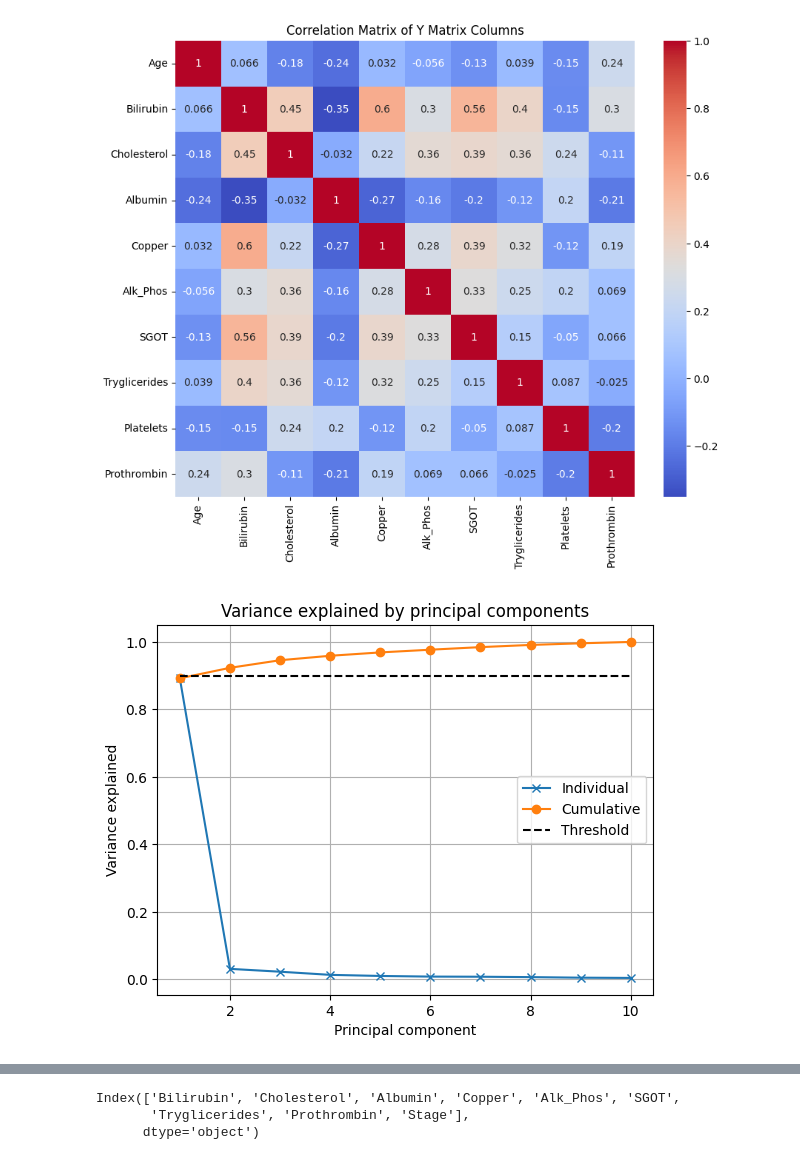
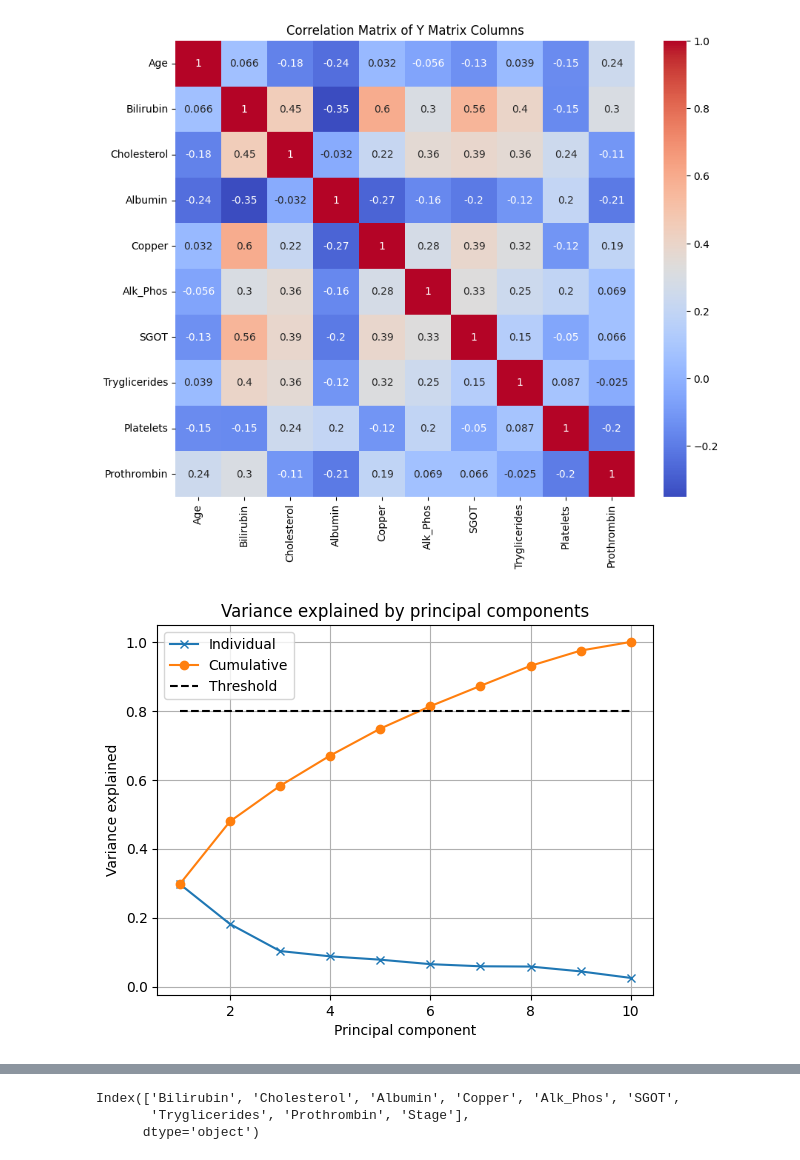
Before and after one commit to OBaldris/IntroML-Project, a Jupyter notebook: PCA.ipynb, the cells around one changed output, grey strips where cells are left out. Drawn from its saved outputs; the diff is of its cells as text; code cells hidden in the pictures.

Commit message:
Scaler change

```diff
--- a/PCA.ipynb
+++ b/PCA.ipynb
@@ -282,6 +282,9 @@ plt.show()
 # %% [output]
 [figure]
 # %%
+#import StandardScaler
+from sklearn.preprocessing import StandardScaler
+
 convert = ['Copper', 'Alk_Phos', 'SGOT', 'Tryglicerides', 'Prothrombin', 'Cholesterol', 'Bilirubin']
 
 # Convert the columns to log scale
@@ -299,8 +302,8 @@ Y = X - np.ones((N, 1)) * X.mean(0)
 # scale the data in the range of [0, 1]
 from sklearn.preprocessing import MinMaxScaler
 
-scaler = MinMaxScaler()
-Y_scaled = scaler.fit_transform(X)
+scaler = StandardScaler()
+Y_scaled = scaler.fit_transform(Y)
 
 # PCA by computing SVD of Y
 U, S, Vh = svd(Y_scaled, full_matrices=False)
@@ -357,22 +360,22 @@ plt.show()
 # %%
 # Compute variance explained by principal components
 rho = (S * S) / (S * S).sum()
 
-threshold = 0.9
+threshold = 0.8
 
 # Plot variance explained
 plt.figure()
 plt.plot(range(1, len(rho) + 1), rho, "x-")
 plt.plot(range(1, len(rho) + 1), np.cumsum(rho), "o-")
 plt.plot([1, len(rho)], [threshold, threshold], "k--")
 plt.title("Variance explained by principal components")
 plt.xlabel("Principal component")
 plt.ylabel("Variance explained")
 plt.legend(["Individual", "Cumulative", "Threshold"])
 plt.grid()
 plt.show()
 # %% [output]
-[figure, old version]
+[figure, new version]
 # %%
 
 
```
Also changed, not shown: parts of 2 cells of this notebook.
